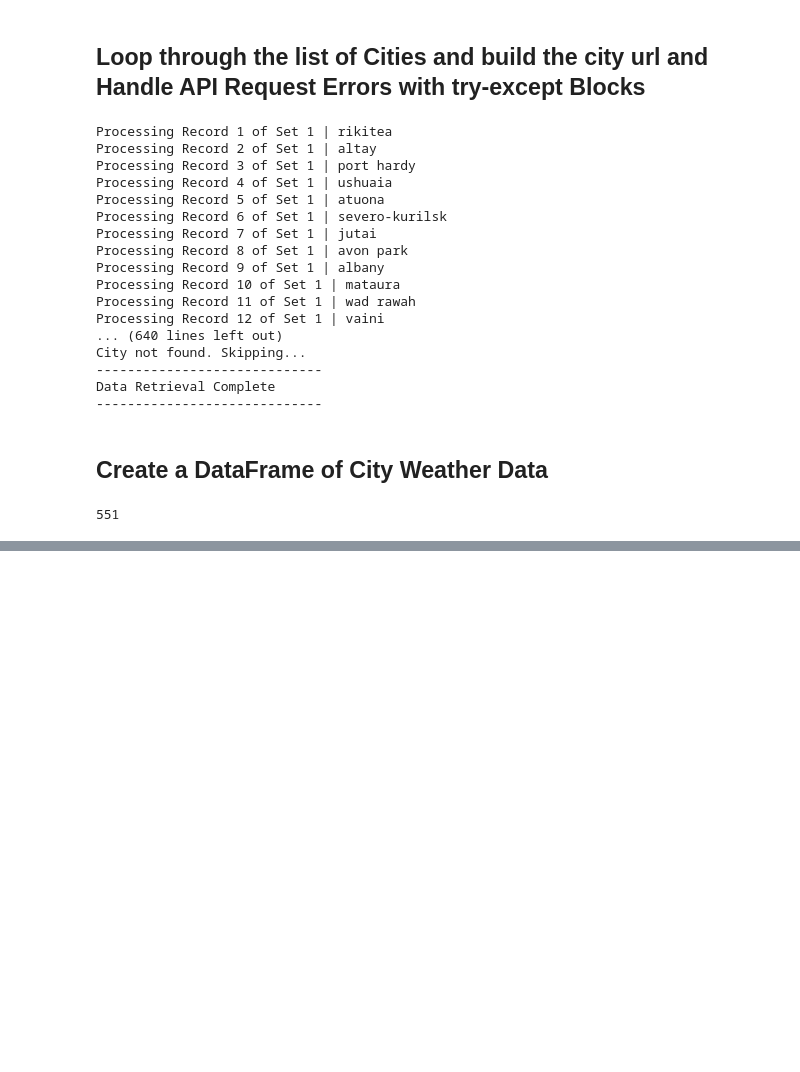
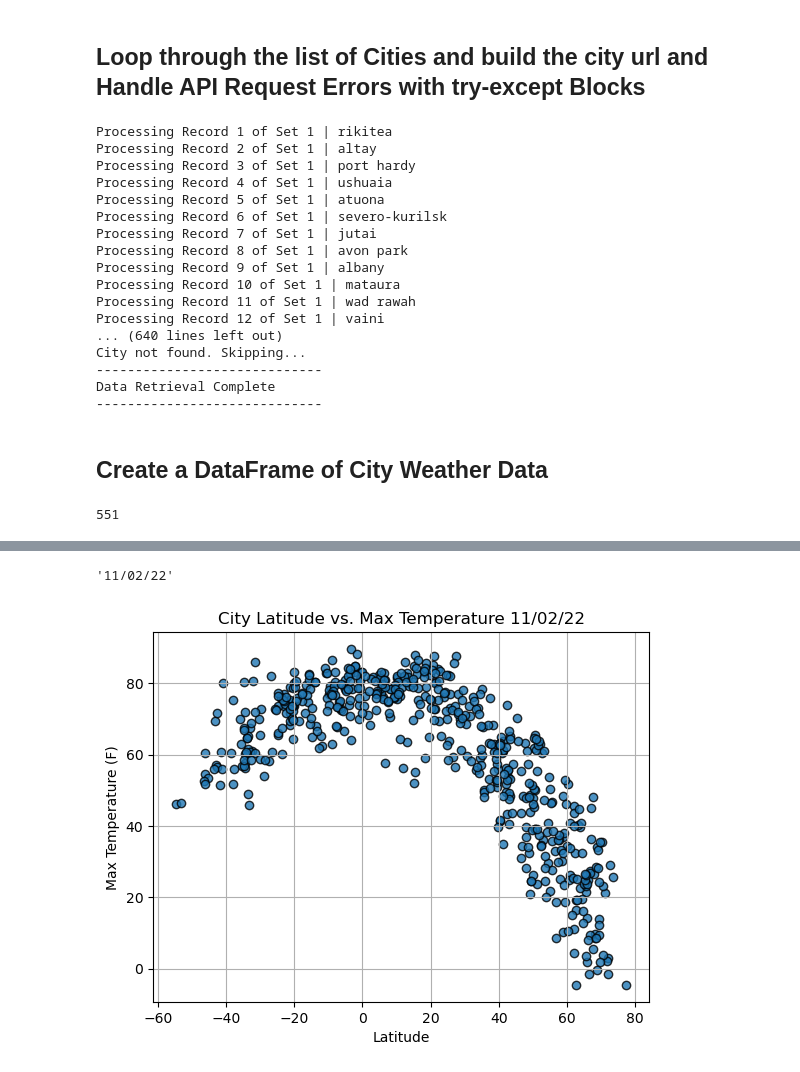
Before and after one commit to AlbertoQSal/World_Weather_Analysis, a Jupyter notebook: WeatherPy.ipynb, the cells around one changed output, grey strips where cells are left out. Cells and saved outputs as stored; diff of their text form; code cells hidden in the pictures; blank space fills up the shorter version.

```diff
--- a/WeatherPy.ipynb
+++ b/WeatherPy.ipynb
@@ -178,0 +181,5 @@ city_data_df.to_csv(output_data_file, index_label="City_ID")
+# %%
+# Recovering data from csv file, this is important if we stop working on the project for a bit
+path = "weather_data/cities.csv"
+city_data_df = pd.read_csv(path)
+city_data_df.head()
@@ -178,0 +193,31 @@ city_data_df.to_csv(output_data_file, index_label="City_ID")
+# %%
+# extract information to create graphs
+lats = city_data_df["Lat"]
+max_temps = city_data_df["Max Temp"]
+humidity = city_data_df["Humidity"]
+cloudiness = city_data_df["Cloudiness"]
+wind_speed = city_data_df["Wind Speed"]
+# %%
+# Import the time module to show the date
+import time
+# Get today's date in seconds.
+today = time.strftime("%x")
+today
+# %% [output]
+'11/02/22'
+# %%
+# Build the scatter graph Lats vs. Max temps
+plt.scatter(lats, max_temps, edgecolor = "black", linewidths = 1, marker = "o", alpha = 0.8, label = "Cities")
+# Properties
+plt.title(f"City Latitude vs. Max Temperature "+ today)
+plt.ylabel("Max Temperature (F)")
+plt.xlabel("Latitude")
+plt.grid(True)
+
+# Save the figure.
+plt.savefig("weather_data/Fig1.png")
+
+# Show plot.
+plt.show()
+# %% [output]
+[figure, added]
```
Also changed, not shown: parts of 23 cells of this notebook.
